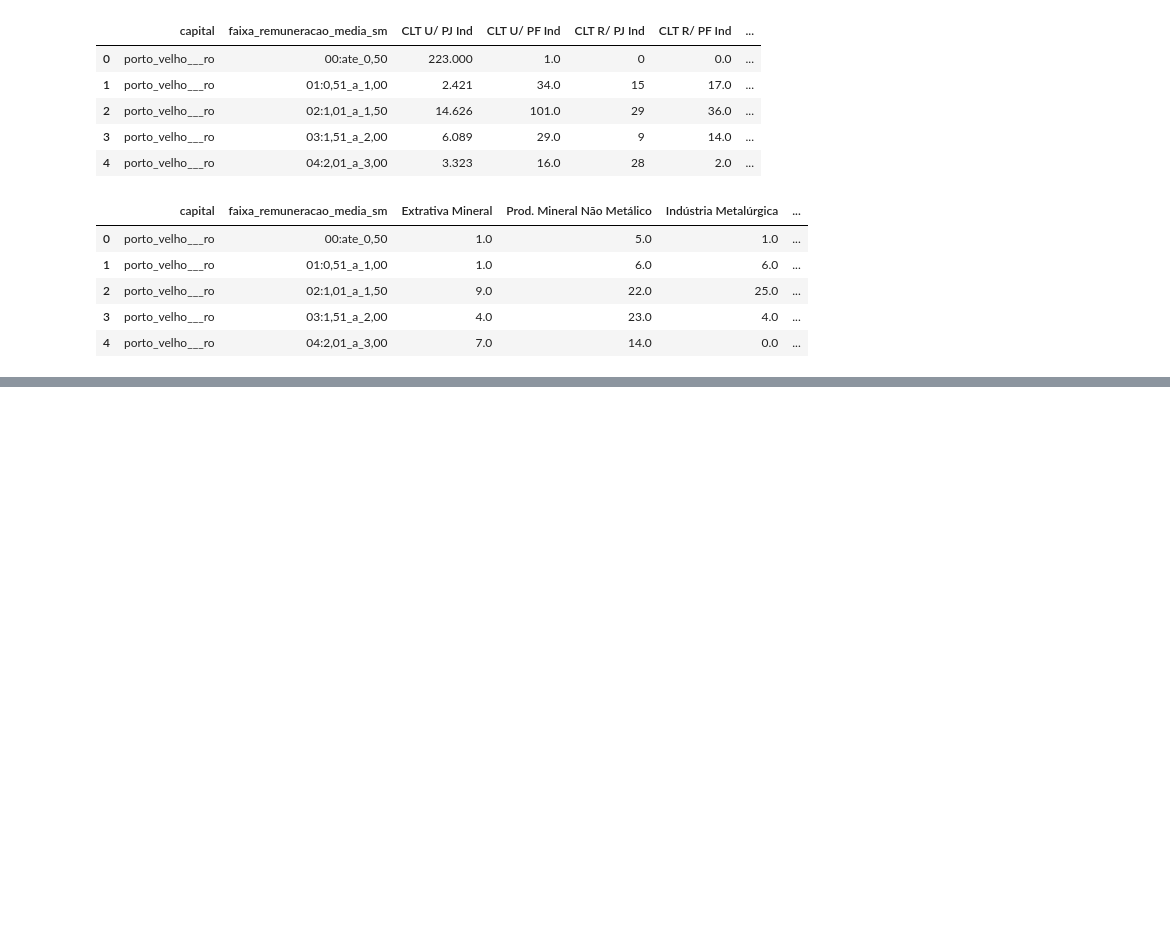
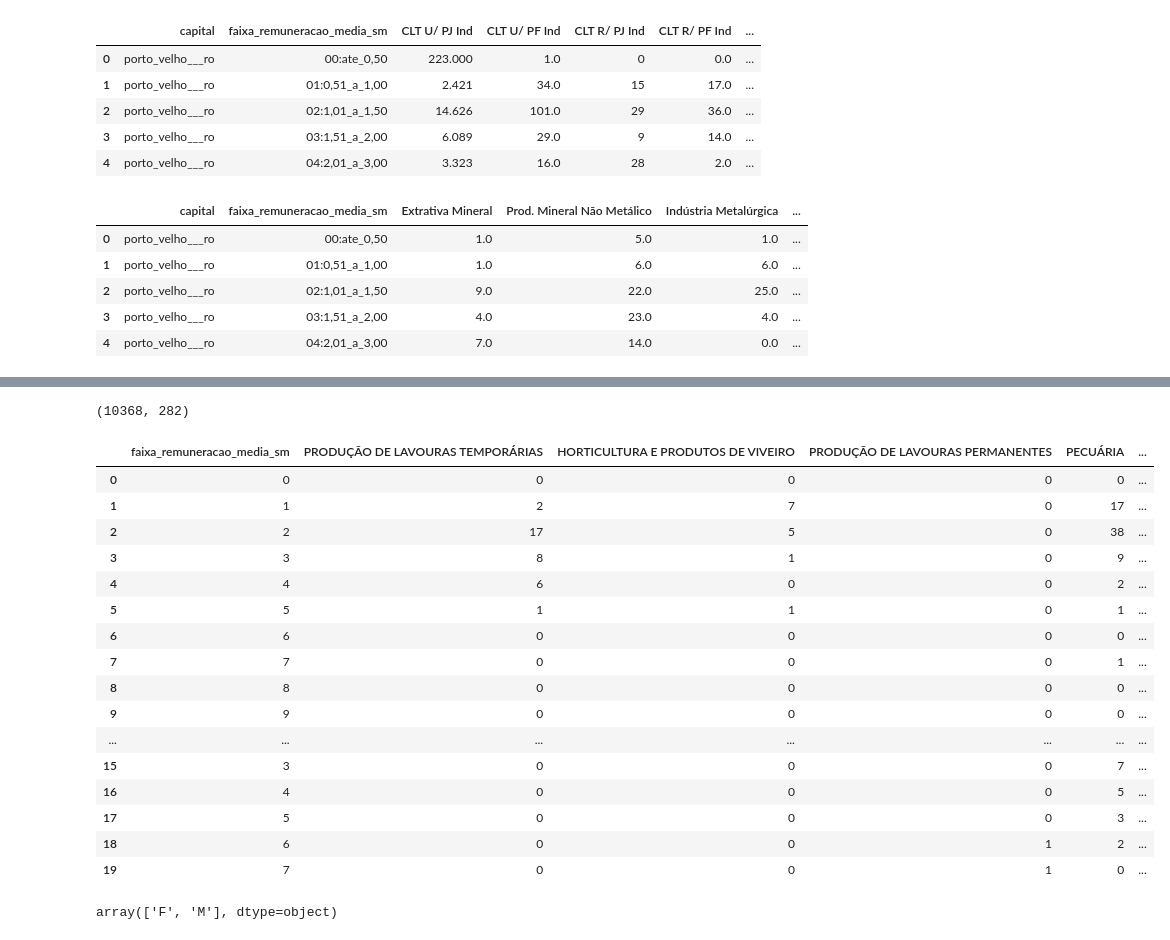
Before and after one commit to luisabolsonisousa/rais_ingestion, a Jupyter notebook: rais_dados/new_data/only_one_file/inner_files.ipynb, the cells around one changed output, grey strips where cells are left out. Saved outputs shown, nothing was run; the diff lists cells and outputs as text; code cells hidden in the pictures; blank space fills up the shorter version.

Commit message:
feature selection

```diff
--- a/rais_dados/new_data/only_one_file/inner_files.ipynb
+++ b/rais_dados/new_data/only_one_file/inner_files.ipynb
@@ -77,3 +79,10 @@ cnae.head()
 | 2 | porto_velho___ro | 02:1,01_a_1,50 | 17 | 5 | 0 | ... |
 | 3 | porto_velho___ro | 03:1,51_a_2,00 | 8 | 1 | 0 | ... |
 | 4 | porto_velho___ro | 04:2,01_a_3,00 | 6 | 0 | 0 | ... |
+# %%
+dfs = [cnae, setor, vinculo,escolaridade,idade]
+df_final_ = dfs[0]
+
+for df in dfs[1:]:
+    df_final_ = pd.merge(df_final_, df, on=["capital", "faixa_remuneracao_media_sm", "sexo", "ano"], how='outer')
+df_final_.head()
@@ -79,0 +116,4 @@ cnae.head()
+# %%
+df_final_.shape
+# %% [output]
+(10368, 282)
@@ -79,0 +122,30 @@ cnae.head()
+# %%
+#criando  o df para fazer o feature selection com variaveis dummy
+df_dummies = pd.get_dummies(df_final_, columns=['capital'])
+#df_dummies = pd.get_dummies(df_dummies, columns=['sexo'])
+df_dummies['faixa_remuneracao_media_sm'] = df_dummies['faixa_remuneracao_media_sm'].apply(lambda x: int(x[:2]))
+
+# Agora, vamos tratar os valores faltantes no dataframe. Para simplicidade, vamos preencher os valores faltantes com a média da coluna
+#df_dummies.fillna(df_dummies.mean(), inplace=True)
+
+
+
+df_dummies.head(20)
+# %% [output]
+|  | faixa_remuneracao_media_sm | PRODUÇÃO DE LAVOURAS TEMPORÁRIAS | HORTICULTURA E PRODUTOS DE VIVEIRO | PRODUÇÃO DE LAVOURAS PERMANENTES | PECUÁRIA | ... |
+| 0 | 0 | 0 | 0 | 0 | 0 | ... |
+| 1 | 1 | 2 | 7 | 0 | 17 | ... |
+| 2 | 2 | 17 | 5 | 0 | 38 | ... |
+| 3 | 3 | 8 | 1 | 0 | 9 | ... |
+| 4 | 4 | 6 | 0 | 0 | 2 | ... |
+| 5 | 5 | 1 | 1 | 0 | 1 | ... |
+| 6 | 6 | 0 | 0 | 0 | 0 | ... |
+| 7 | 7 | 0 | 0 | 0 | 1 | ... |
+| 8 | 8 | 0 | 0 | 0 | 0 | ... |
+| 9 | 9 | 0 | 0 | 0 | 0 | ... |
+| ... | ... | ... | ... | ... | ... | ... |
+| 15 | 3 | 0 | 0 | 0 | 7 | ... |
+| 16 | 4 | 0 | 0 | 0 | 5 | ... |
+| 17 | 5 | 0 | 0 | 0 | 3 | ... |
+| 18 | 6 | 0 | 0 | 1 | 2 | ... |
+| 19 | 7 | 0 | 0 | 1 | 0 | ... |
@@ -79,0 +154,4 @@ cnae.head()
+# %%
+df_dummies["sexo"].unique()
+# %% [output]
+array(['F', 'M'], dtype=object)
```
Also changed, not shown: parts of 8 cells of this notebook, 6 other files.
